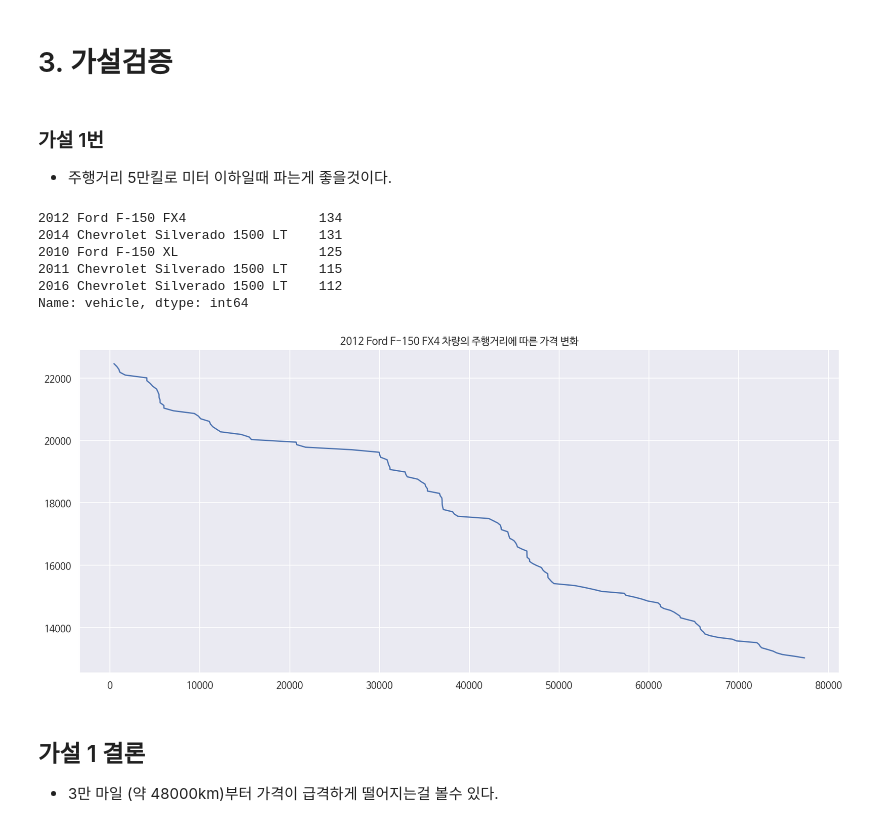
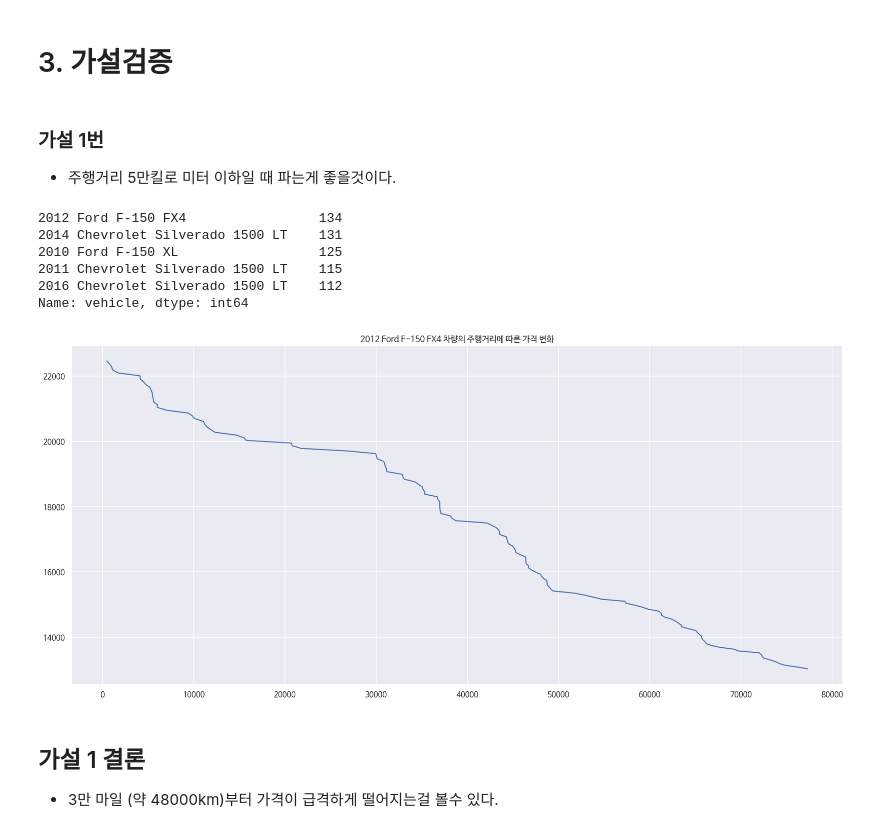
Before and after one commit to HowardHowonYu/Usedcar_regression_project, a Jupyter notebook: howard/used_car_regression_final.ipynb, the cells around one changed output. Saved outputs shown, nothing was run; the diff lists cells and outputs as text; code cells hidden in the pictures.

```diff
--- a/howard/used_car_regression_final.ipynb
+++ b/howard/used_car_regression_final.ipynb
@@ -1533,7 +1554,7 @@ plt.show()
 # 3. 가설검증
 # %% [markdown]
 ### 가설 1번
-- 주행거리 5만킬로 미터 이하일때 파는게 좋을것이다.
+- 주행거리 5만킬로 미터 이하일 때 파는게 좋을것이다.
 # %%
 sigma_2_df['vehicle'].value_counts()[:5]
 # %% [output]
@@ -1562,12 +1583,12 @@ hypothesis_1, data = hypothesis_proof(data, result)
 # %%
 ## structured change
 # %%
-plt.figure(figsize=(16,7))
+plt.figure(figsize=(20,9))
 plt.plot(hypothesis_1)
 plt.title("2012 Ford F-150 FX4 차량의 주행거리에 따른 가격 변화")
 plt.show()
 # %% [output]
-[figure, old version]
+[figure, new version]
 # %% [markdown]
 ## 가설 1 결론
 - 3만 마일 (약 48000km)부터 가격이 급격하게 떨어지는걸 볼수 있다.
```
Also changed, not shown: parts of 25 cells of this notebook, 5 other files.
